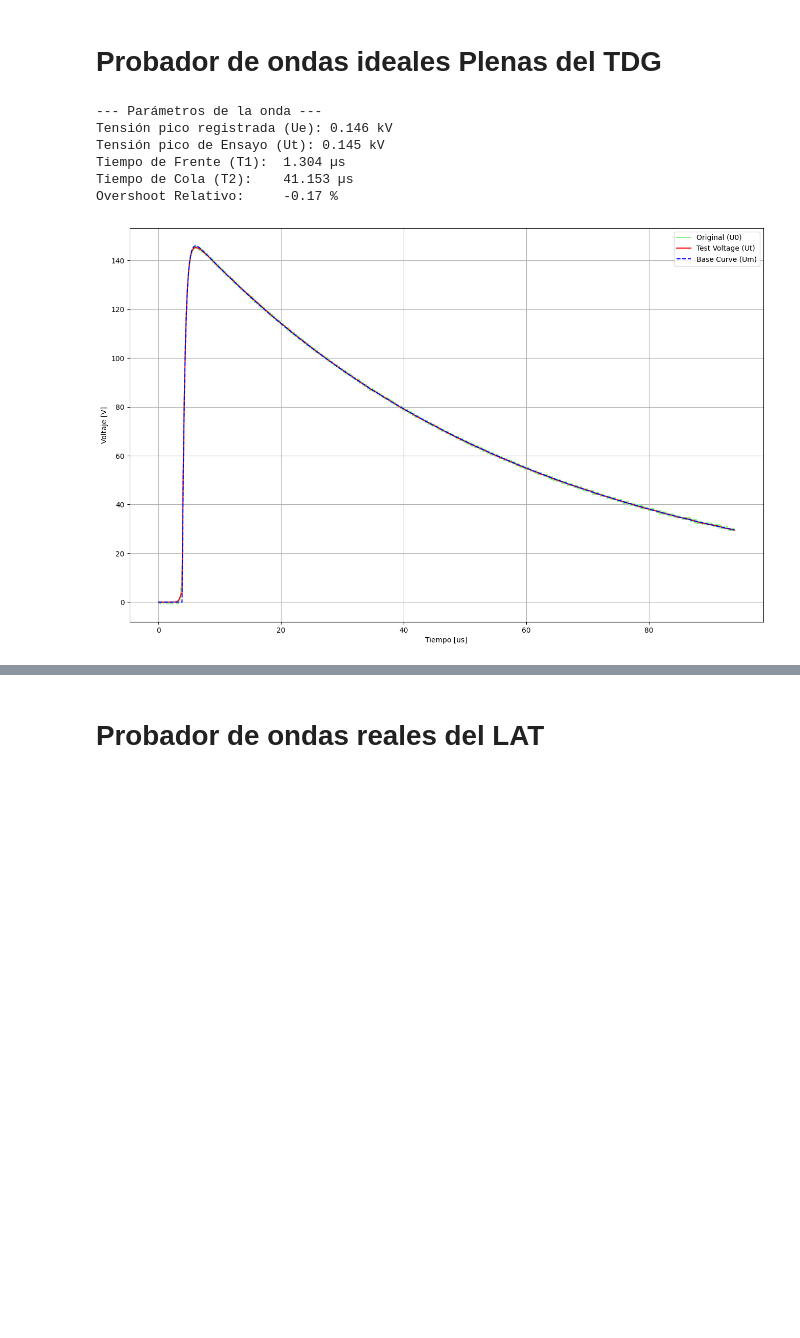
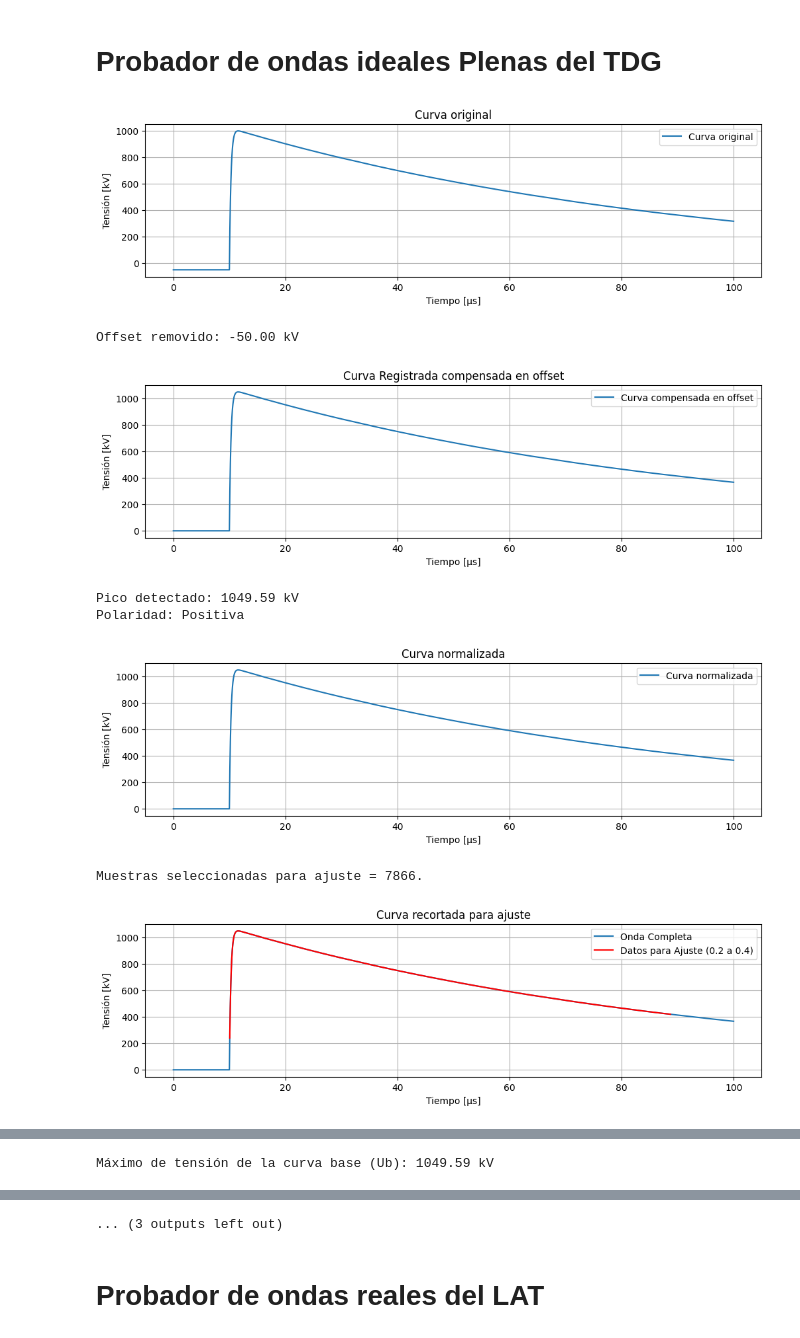
Before and after one commit to DamianTardon/Repositorio_PI, a Jupyter notebook: PruebasManuales/tester.ipynb, the cells around one changed output, grey strips where cells are left out. Saved outputs shown, nothing was run; the diff lists cells and outputs as text; code cells hidden in the pictures; blank space fills up the shorter version.

Commit message:
test: actualizar archivos de prueba para validar ondas LIC
refactor(report): optimizar archivo minimizando funciones de graficado

```diff
--- a/PruebasManuales/tester.ipynb
+++ b/PruebasManuales/tester.ipynb
@@ -127,7 +127,7 @@ from report import *
 
 if __name__ == "__main__":
     gestor = FileManager()
-    calibration_file = Path.cwd().parent / "Calibracion" / "IEC61083_2" / "LIC-M4f.txt"
+    calibration_file = Path.cwd().parent / "Calibracion" / "IEC61083_2" / "LI-A1.txt"
 
     try:
         metadata, waveform = gestor.read_calibration_file(calibration_file)
@@ -139,7 +139,7 @@ if __name__ == "__main__":
 
     analyzer = LightningImpulseAnalyzer(waveform, metadata['sampling_period'], sigma_fit=1.0)
 
-    bandera = True
+    bandera = False
     if bandera:
         analyzer.signal_processing()
 
@@ -162,12 +162,14 @@ if __name__ == "__main__":
         plt.show()
     else:
         # Paso 0: Dibujar onda original.
-        plot_recorded_curve(analyzer.time_axis, waveform)
+        #plot_recorded_curve(analyzer.time_axis, waveform)
+        plot_1_waveform(analyzer.time_axis*1e6, analyzer.raw_voltage/1e3, "Curva original", "Curva original")
 
         # Paso 1: Obtener la curva registrada compensada en offset.
         analyzer._remove_offset()
         print(f"Offset removido: {analyzer.offset_value/1000:.2f} kV")
-        plot_offset_compensated_curve(analyzer.time_axis, analyzer.zeroed_curve)
+        #plot_offset_compensated_curve(analyzer.time_axis, analyzer.zeroed_curve)
+        plot_1_waveform(analyzer.time_axis*1e6, analyzer.zeroed_curve/1e3, "Curva compensada en offset", "Curva Registrada compensada en offset")
 
         # Paso 2: Detectar pico y normalizar.
         analyzer._polarity_normalization()
@@ -176,52 +178,60 @@ if __name__ == "__main__":
         print(f"Polaridad: {analyzer.polarity}")
         # Graficar la señal normalizada
         #plot_normalized_curve(analyzer.time_axis, analyzer.norm_voltage)
-        plot_normalized_curve(analyzer.time_axis, analyzer.zeroed_curve_abs)
+        #plot_normalized_curve(analyzer.time_axis, analyzer.zeroed_curve_abs)
+        plot_1_waveform(analyzer.time_axis*1e6, analyzer.zeroed_curve_abs/1e3, "Curva normalizada", "Curva normalizada")
 
         # Paso 3: Recortar la señal entre 20 % del frente y 40 % de la cola.
         analyzer._cutting_signal()
         print(f"Muestras seleccionadas para ajuste = {len(analyzer.fit_voltage)}.")
-        plot_cutting_signal(analyzer.time_axis, analyzer.zeroed_curve, analyzer.fit_time, analyzer.fit_voltage)
+        #plot_cutting_signal(analyzer.time_axis, analyzer.zeroed_curve, analyzer.fit_time, analyzer.fit_voltage)
+        plot_2_waveform(analyzer.time_axis*1e6, analyzer.zeroed_curve_abs/1e3, "Onda Completa", analyzer.fit_time*1e6, analyzer.fit_voltage/1e3, "Datos para Ajuste (0.2 a 0.4)", "Curva recortada para ajuste")
 
         # Paso 4: Ajuste de la señal recortada con función de doble exponencial.
         analyzer._fit_base_curve()
         # Graficar la curva de ajuste encontrada junto con los datos recortados.
-        plot_fitting_signal(analyzer.fit_time, analyzer.fit_voltage, analyzer.fitted_curve)
+        #plot_fitting_signal(analyzer.fit_time, analyzer.fit_voltage, analyzer.fitted_curve)
+        plot_2_waveform(analyzer.fit_time*1e6, analyzer.fit_voltage/1e3, "Datos para Ajuste", analyzer.fit_time*1e6, analyzer.fitted_curve/1e3, "Curva de Ajuste", "Ajuste de Curva Base")
 
         # Paso 5: Obtener la curva base.
         analyzer._construct_base_curve()
         print(f"Máximo de tensión de la curva base (Ub): {analyzer.Ub/1000:.2f} kV")
-        plot_base_curve(analyzer.time_axis, analyzer.raw_voltage, analyzer.base_curve)
+        #plot_base_curve(analyzer.time_axis, analyzer.raw_voltage, analyzer.base_curve)
+        plot_2_waveform(analyzer.time_axis*1e6, analyzer.zeroed_curve_abs/1e3, "Curva compensada en offset", analyzer.time_axis*1e6, analyzer.base_curve/1e3, "Curva Base", "Curva compensada en offset y Curva Base")
 
         # Paso 6: Calcular la curva residual.
         analyzer._calculate_residual_curve()
-        plot_residual_curve(analyzer.time_axis, analyzer.residual_curve)
+        #plot_residual_curve(analyzer.time_axis, analyzer.residual_curve)
+        plot_1_waveform(analyzer.time_axis*1e6, analyzer.residual_curve/1e3, "Curva residual", "Curva residual")
 
         # Paso 7: Filtrar la curva residual.
         analyzer._filter_to_residual()
-        plot_filtered_residual_curve(analyzer.time_axis, analyzer.filtered_residual)
+        #plot_filtered_residual_curve(analyzer.time_axis, analyzer.filtered_residual)
+        plot_1_waveform(analyzer.time_axis*1e6, analyzer.filtered_residual/1e3, "Curva residual filtrada", "Curva residual filtrada")
 
         # Paso 8: Calcular la curva de tensión de ensayo Ut(t) y su valor máximo Ut.
         analyzer._construct_test_voltage_curve()
         print(f"Valor máximo de la tensión de ensayo (Ut): {analyzer.Ut/1000:.2f} kV")
-        plot_test_voltage_curve(analyzer.time_axis, analyzer.test_voltage_curve)
+        #plot_test_voltage_curve(analyzer.time_axis, analyzer.test_voltage_curve)
+        plot_1_waveform(analyzer.time_axis*1e6, analyzer.test_voltage_curve/1e3, "Curva de tensión de ensayo (Ut)", "Curva de tensión de ensayo (Ut)")
 
         # Paso 9: Calcular los parámetros característicos de la onda de impulso.
         analyzer._calculate_parameters()
 
         print("Parámetros característicos de la onda de impulso:")
         print(f"Ut = {analyzer.results['Ut']/1e3:.2f} kV")
         print(f"T1 = {analyzer.results['T1']*1e6:.2f} µs")
         print(f"T2 = {analyzer.results['T2']*1e6:.2f} µs")
         print(f"O1 = {analyzer.results['O1']*1e6:.2f} µs")
         print(f"Beta' = {analyzer.results['Beta_prime']:.2f} %")
         print(f"Ue = {analyzer.results['Ue']/1e3:.2f} kV")
         print(f"Ub = {analyzer.results['Ub']/1e3:.2f} kV")
 # %% [output]
+[figure, new version]
---- Parámetros de la onda ---
-Tensión pico registrada (Ue): 0.146 kV
-Tensión pico de Ensayo (Ut): 0.145 kV
-Tiempo de Frente (T1):  1.304 µs
-Tiempo de Cola (T2):    41.153 µs
-Overshoot Relativo:     -0.17 %
+Offset removido: -50.00 kV
-[figure, old version]
+[figure, added]
+Pico detectado: 1049.59 kV
+Polaridad: Positiva
+[figure, added]
+Muestras seleccionadas para ajuste = 7866.
+[figure, added]
@@ -227,0 +239 @@ Overshoot Relativo:     -0.17 %
+Máximo de tensión de la curva base (Ub): 1049.59 kV
@@ -228,3 +243,4 @@ Overshoot Relativo:     -0.17 %
+... (3 outputs left out)
 # %% [markdown]
 # Probador de ondas reales del LAT
 # %%
```
Also changed, not shown: parts of 2 cells of this notebook, 4 other files.
